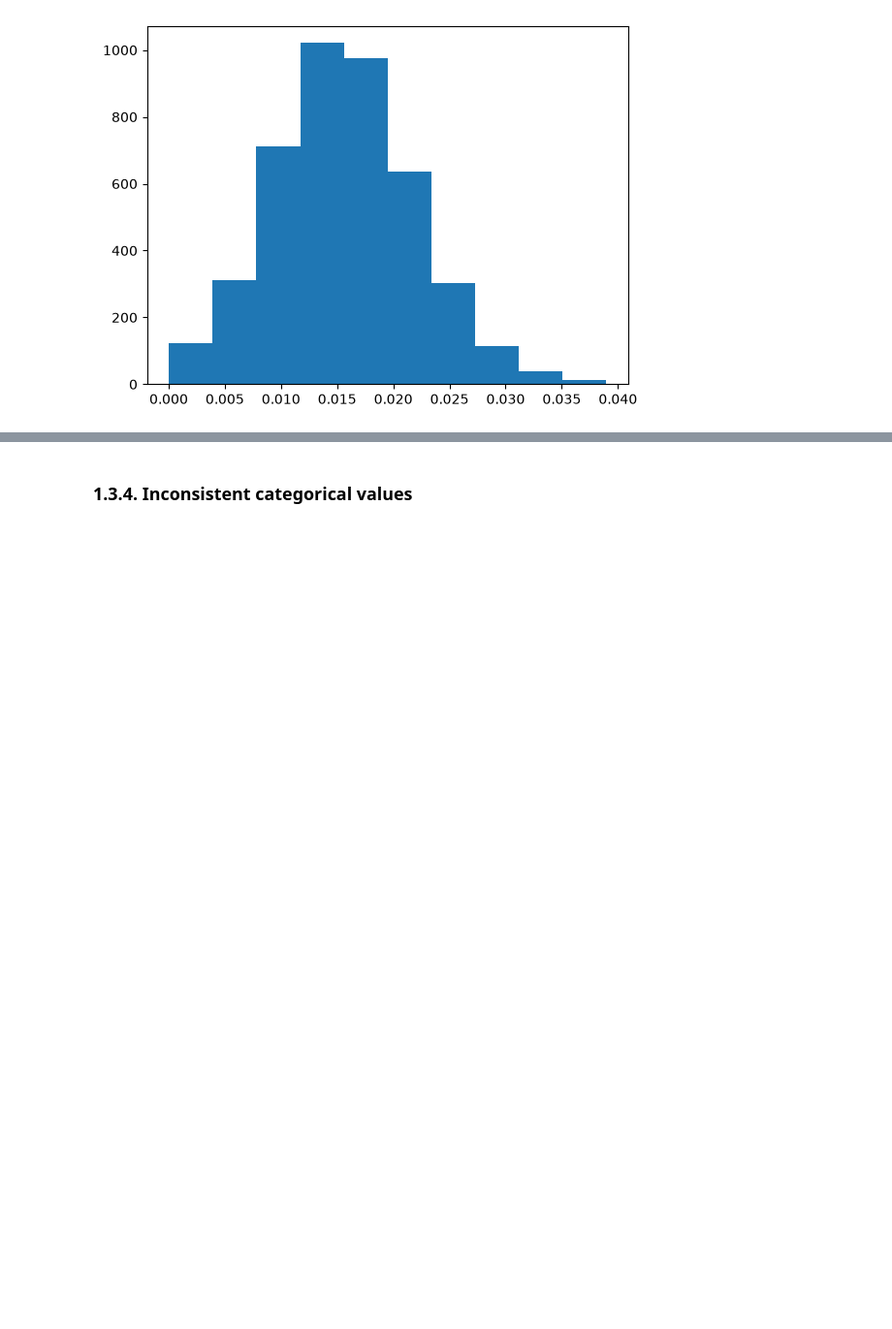
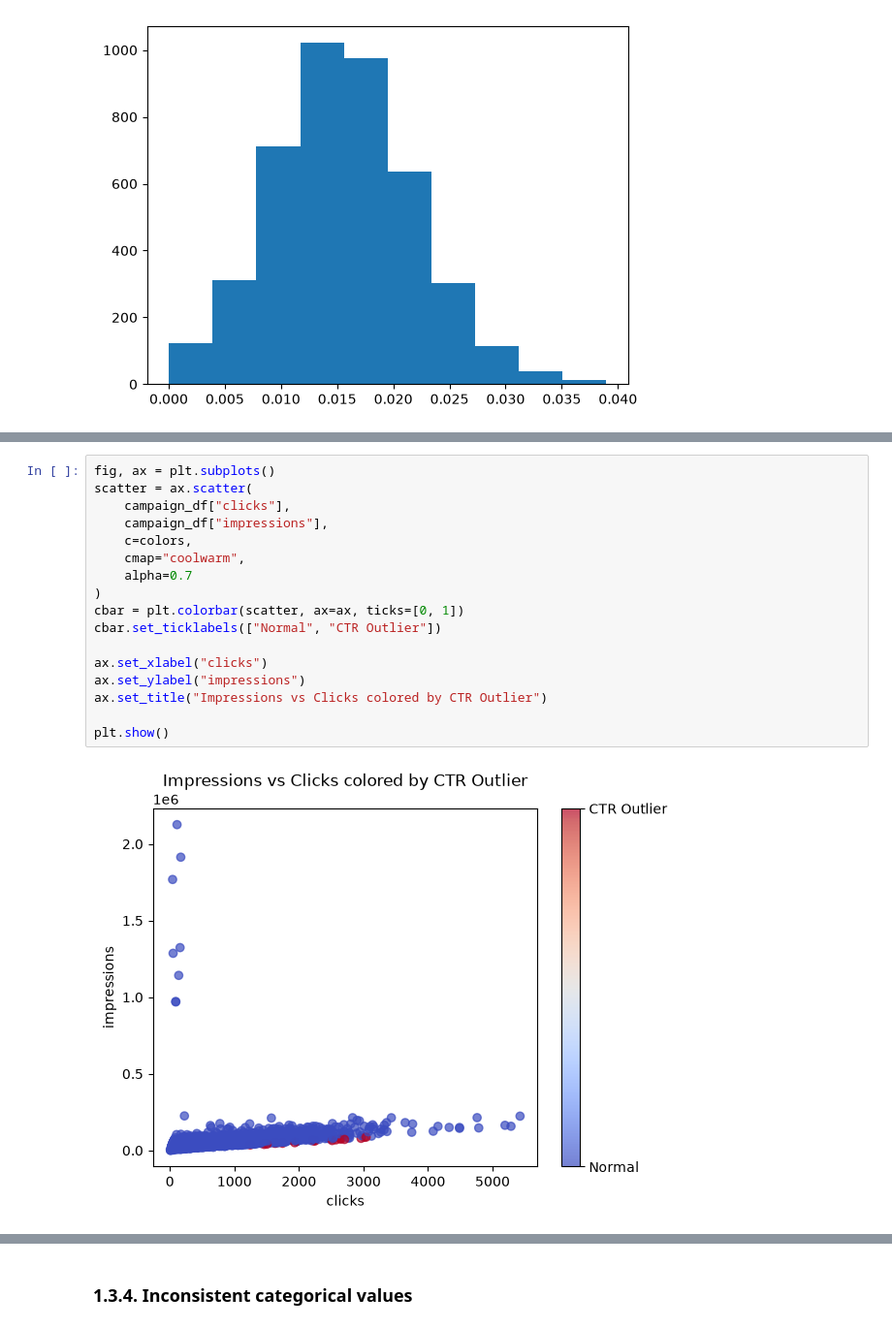
Before and after one commit to EzraGoldberg/portfolio-projects, a Jupyter notebook: 2. Tech Interview Prep/Weather Adtech Data Science/notebooks/Adtech_Prep.ipynb, the cells around one changed output, grey strips where cells are left out. Shown at 97% size. Saved outputs shown, nothing was run; the diff lists cells and outputs as text; blank space fills up the shorter version.

```diff
--- a/2. Tech Interview Prep/Weather Adtech Data Science/notebooks/Adtech_Prep.ipynb
+++ b/2. Tech Interview Prep/Weather Adtech Data Science/notebooks/Adtech_Prep.ipynb
@@ -356 +374,20 @@ plt.show()
+# %%
+fig, ax = plt.subplots()
+scatter = ax.scatter(
+    campaign_df["clicks"],
+    campaign_df["impressions"],
+    c=colors,
+    cmap="coolwarm",
+    alpha=0.7
+)
+cbar = plt.colorbar(scatter, ax=ax, ticks=[0, 1])
+cbar.set_ticklabels(["Normal", "CTR Outlier"])
+
+ax.set_xlabel("clicks")
+ax.set_ylabel("impressions")
+ax.set_title("Impressions vs Clicks colored by CTR Outlier")
+
+plt.show()
+# %% [output]
+[figure, added]
 # %%
```
Also changed, not shown: parts of 4 cells of this notebook, 1 other file.
